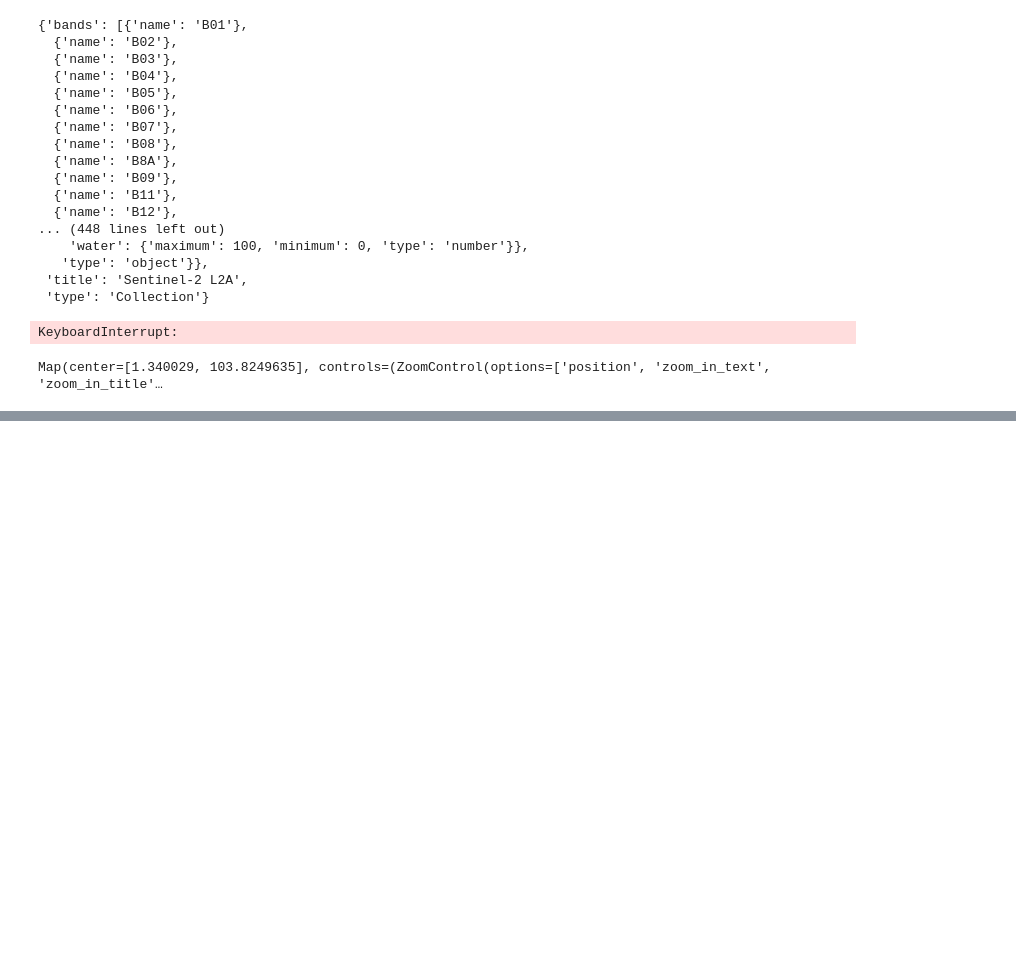
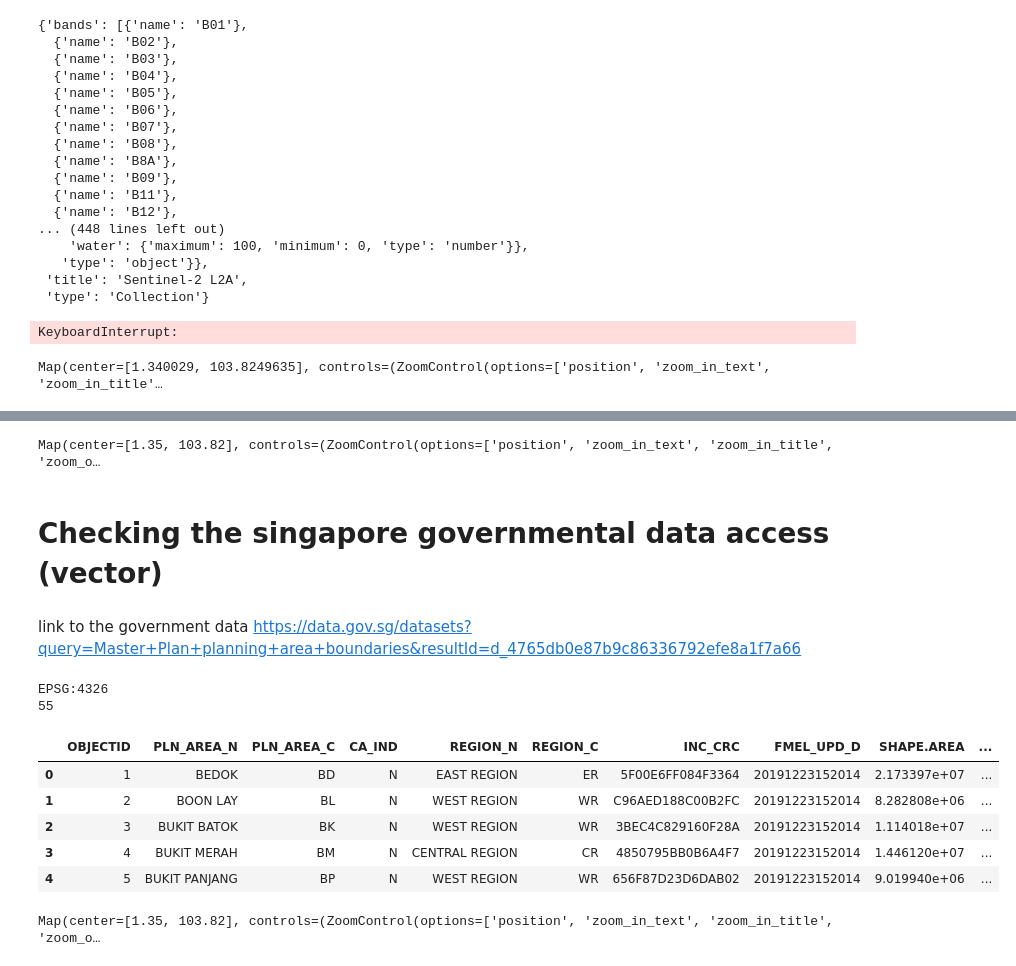
Before and after one commit to c-vici/sds320, a Jupyter notebook: notebooks/sing_data_check.ipynb, the cells around one changed output, grey strips where cells are left out. Cells and saved outputs as stored; diff of their text form; code cells hidden in the pictures; blank space fills up the shorter version.

```diff
--- a/notebooks/sing_data_check.ipynb
+++ b/notebooks/sing_data_check.ipynb
@@ -73,0 +162,15 @@ Map(center=[1.340029, 103.8249635], controls=(ZoomControl(options=['position', '
+# %%
+#using leafmap to visualise the raster
+
+client = TileClient("../data/processed/singapore_ndvi_landsat_1999.tif", host="127.0.0.1")
+layer = get_leaflet_tile_layer(client, cmap="rdylgn", vmin=-0.2, vmax=0.9)
+
+m = leafmap.Map(center=[1.35, 103.82], zoom=11)
+m.add_layer(layer)
+m
+# %% [output]
+Map(center=[1.35, 103.82], controls=(ZoomControl(options=['position', 'zoom_in_text', 'zoom_in_title', 'zoom_o…
+# %% [markdown]
+# Checking the singapore governmental data access (vector)
+# %% [markdown]
+link to the government data https://data.gov.sg/datasets?query=Master+Plan+planning+area+boundaries&resultId=d_4765db0e87b9c86336792efe8a1f7a66
@@ -73,0 +179,21 @@ Map(center=[1.340029, 103.8249635], controls=(ZoomControl(options=['position', '
+# %%
+
+singapore_2019_planning_areas = gpd.read_file("../data/raw/vectors/MasterPlan2019PlanningAreaBoundaryNoSea.geojson")
+print(singapore_2019_planning_areas.crs)
+print(len(singapore_2019_planning_areas))
+singapore_2019_planning_areas.head()
+# %% [output]
+EPSG:4326
+55
+|  | OBJECTID | PLN_AREA_N | PLN_AREA_C | CA_IND | REGION_N | REGION_C | INC_CRC | FMEL_UPD_D | SHAPE.AREA | ... |
+| 0 | 1 | BEDOK | BD | N | EAST REGION | ER | 5F00E6FF084F3364 | 20191223152014 | 2.173397e+07 | ... |
+| 1 | 2 | BOON LAY | BL | N | WEST REGION | WR | C96AED188C00B2FC | 20191223152014 | 8.282808e+06 | ... |
+| 2 | 3 | BUKIT BATOK | BK | N | WEST REGION | WR | 3BEC4C829160F28A | 20191223152014 | 1.114018e+07 | ... |
+| 3 | 4 | BUKIT MERAH | BM | N | CENTRAL REGION | CR | 4850795BB0B6A4F7 | 20191223152014 | 1.446120e+07 | ... |
+| 4 | 5 | BUKIT PANJANG | BP | N | WEST REGION | WR | 656F87D23D6DAB02 | 20191223152014 | 9.019940e+06 | ... |
+# %%
+m = leafmap.Map(center=[1.35, 103.82], zoom=11)
+m.add_gdf(singapore_2019_planning_areas, layer_name="Planning areas")
+m
+# %% [output]
+Map(center=[1.35, 103.82], controls=(ZoomControl(options=['position', 'zoom_in_text', 'zoom_in_title', 'zoom_o…
```
Also changed, not shown: parts of 11 cells of this notebook, 1 other file.
